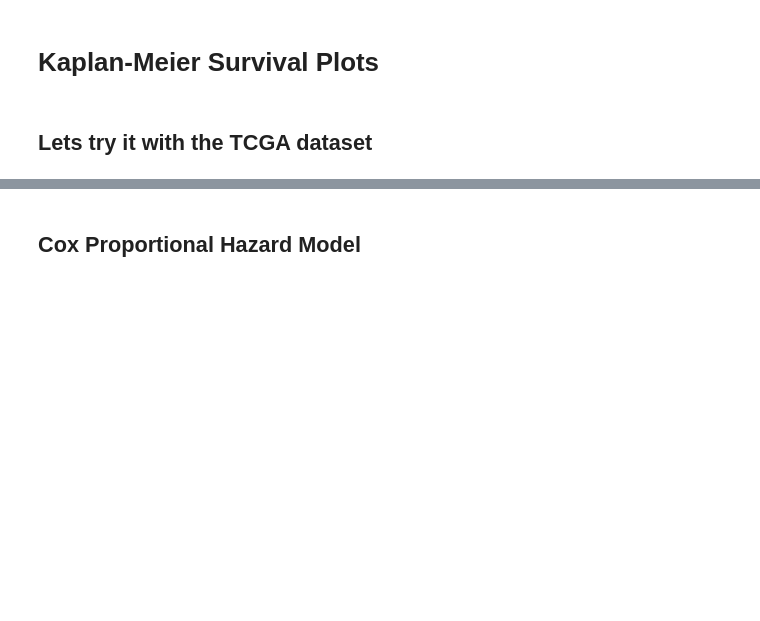
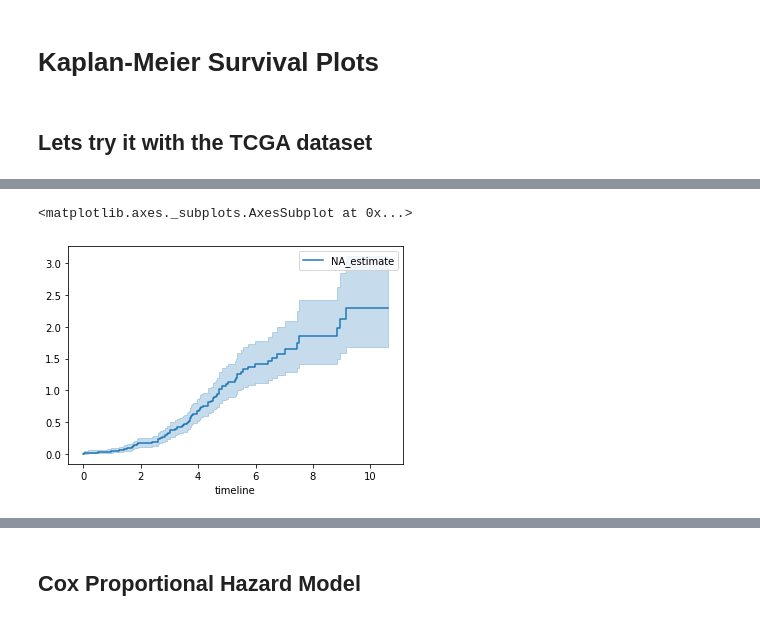
Before and after one commit to ipoole/HgsocTromics, a Jupyter notebook: Notebooks/survival_analysis.ipynb, the cells around one changed output, grey strips where cells are left out. Saved outputs shown, nothing was run; the diff lists cells and outputs as text; code cells hidden in the pictures; blank space fills up the shorter version.

```diff
--- a/Notebooks/survival_analysis.ipynb
+++ b/Notebooks/survival_analysis.ipynb
@@ -35,0 +58,8 @@ plt.show()
+# %%
+naf = NelsonAalenFitter()
+naf = naf.fit(time[b_young], event[b_young])
+# %%
+naf.plot()
+# %% [output]
+<matplotlib.axes._subplots.AxesSubplot at 0x...>
+[figure, added]
```
Also changed, not shown: parts of 13 cells of this notebook, 2 other files.
